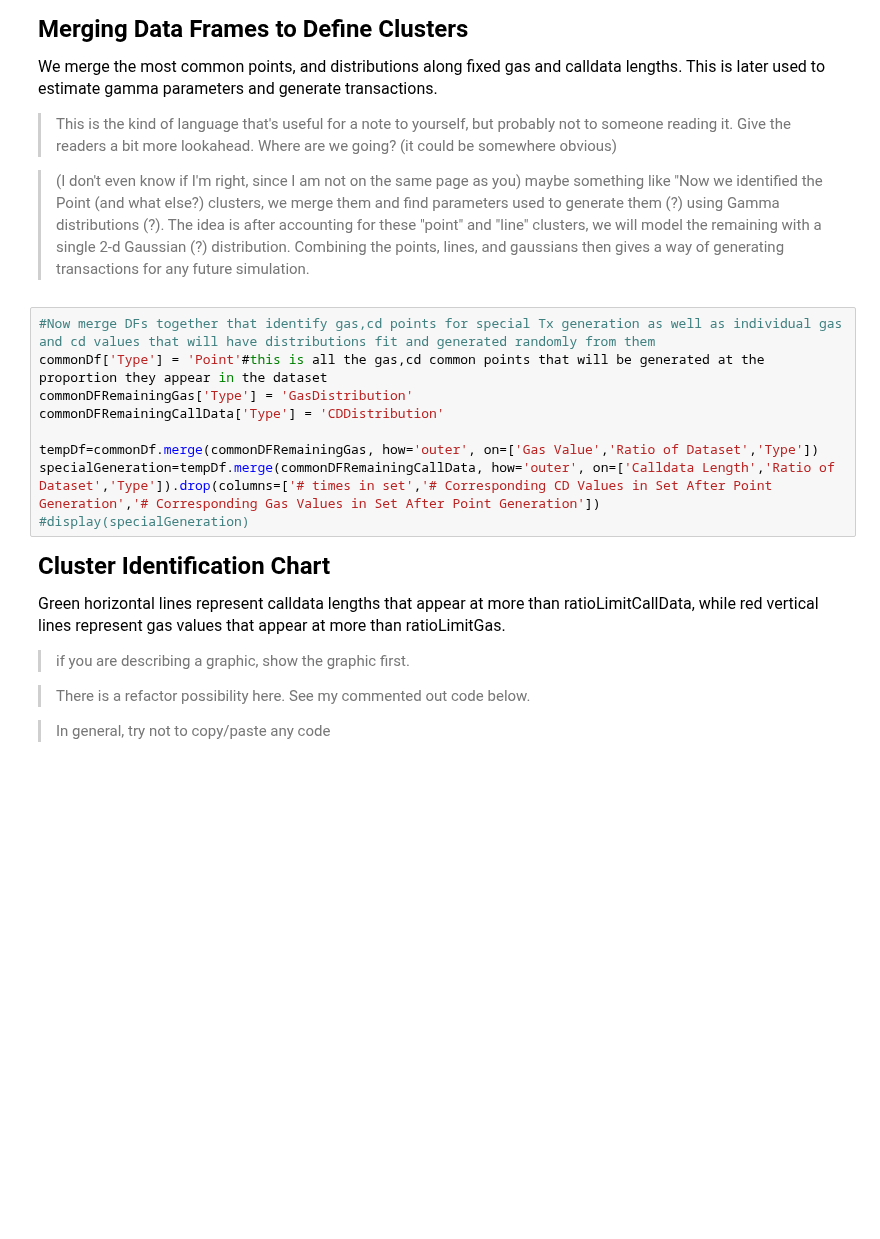
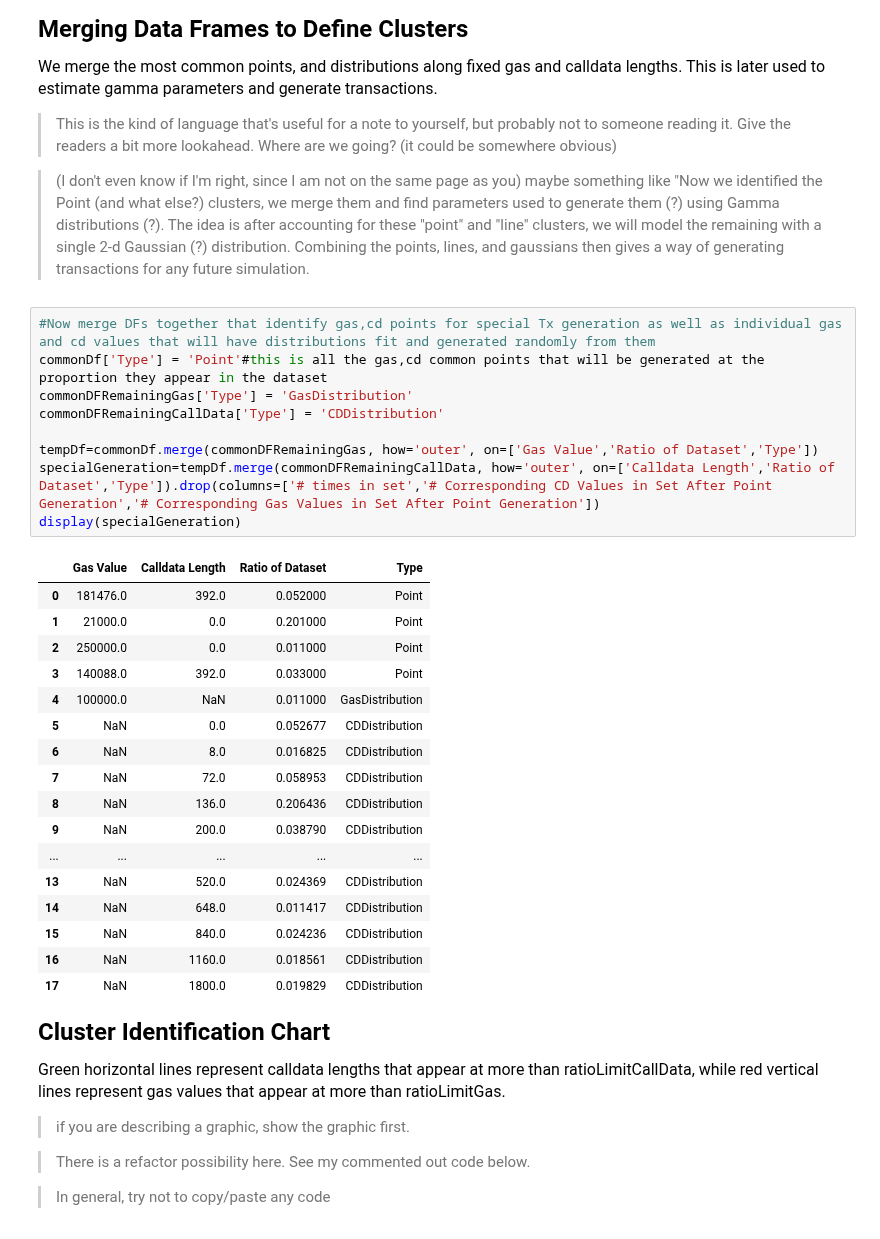
Before and after one commit to teohyikhaw/camcos, a Jupyter notebook: simulations/notebooks/meip-1559_Joint_Distribution_Fitting.ipynb, the cells around one changed output. Saved outputs shown, nothing was run; the diff lists cells and outputs as text; blank space fills up the shorter version.

```diff
--- a/simulations/notebooks/meip-1559_Joint_Distribution_Fitting.ipynb
+++ b/simulations/notebooks/meip-1559_Joint_Distribution_Fitting.ipynb
@@ -174,12 +174,30 @@ commonDFRemainingCallData=commonDFRemainingCallData[commonDFRemainingCallData['R
 # %%
 #Now merge DFs together that identify gas,cd points for special Tx generation as well as individual gas and cd values that will have distributions fit and generated randomly from them
 commonDf['Type'] = 'Point'#this is all the gas,cd common points that will be generated at the proportion they appear in the dataset
 commonDFRemainingGas['Type'] = 'GasDistribution'
 commonDFRemainingCallData['Type'] = 'CDDistribution'
 
 tempDf=commonDf.merge(commonDFRemainingGas, how='outer', on=['Gas Value','Ratio of Dataset','Type'])
 specialGeneration=tempDf.merge(commonDFRemainingCallData, how='outer', on=['Calldata Length','Ratio of Dataset','Type']).drop(columns=['# times in set','# Corresponding CD Values in Set After Point Generation','# Corresponding Gas Values in Set After Point Generation'])
-#display(specialGeneration)
+display(specialGeneration)
+# %% [output]
+|  | Gas Value | Calldata Length | Ratio of Dataset | Type |
+| 0 | 181476.0 | 392.0 | 0.052000 | Point |
+| 1 | 21000.0 | 0.0 | 0.201000 | Point |
+| 2 | 250000.0 | 0.0 | 0.011000 | Point |
+| 3 | 140088.0 | 392.0 | 0.033000 | Point |
+| 4 | 100000.0 | NaN | 0.011000 | GasDistribution |
+| 5 | NaN | 0.0 | 0.052677 | CDDistribution |
+| 6 | NaN | 8.0 | 0.016825 | CDDistribution |
+| 7 | NaN | 72.0 | 0.058953 | CDDistribution |
+| 8 | NaN | 136.0 | 0.206436 | CDDistribution |
+| 9 | NaN | 200.0 | 0.038790 | CDDistribution |
+| ... | ... | ... | ... | ... |
+| 13 | NaN | 520.0 | 0.024369 | CDDistribution |
+| 14 | NaN | 648.0 | 0.011417 | CDDistribution |
+| 15 | NaN | 840.0 | 0.024236 | CDDistribution |
+| 16 | NaN | 1160.0 | 0.018561 | CDDistribution |
+| 17 | NaN | 1800.0 | 0.019829 | CDDistribution |
 # %% [markdown]
 <font size="5">**Cluster Identification Chart**
 
```
Also changed, not shown: parts of 9 cells of this notebook, 4 other files.
